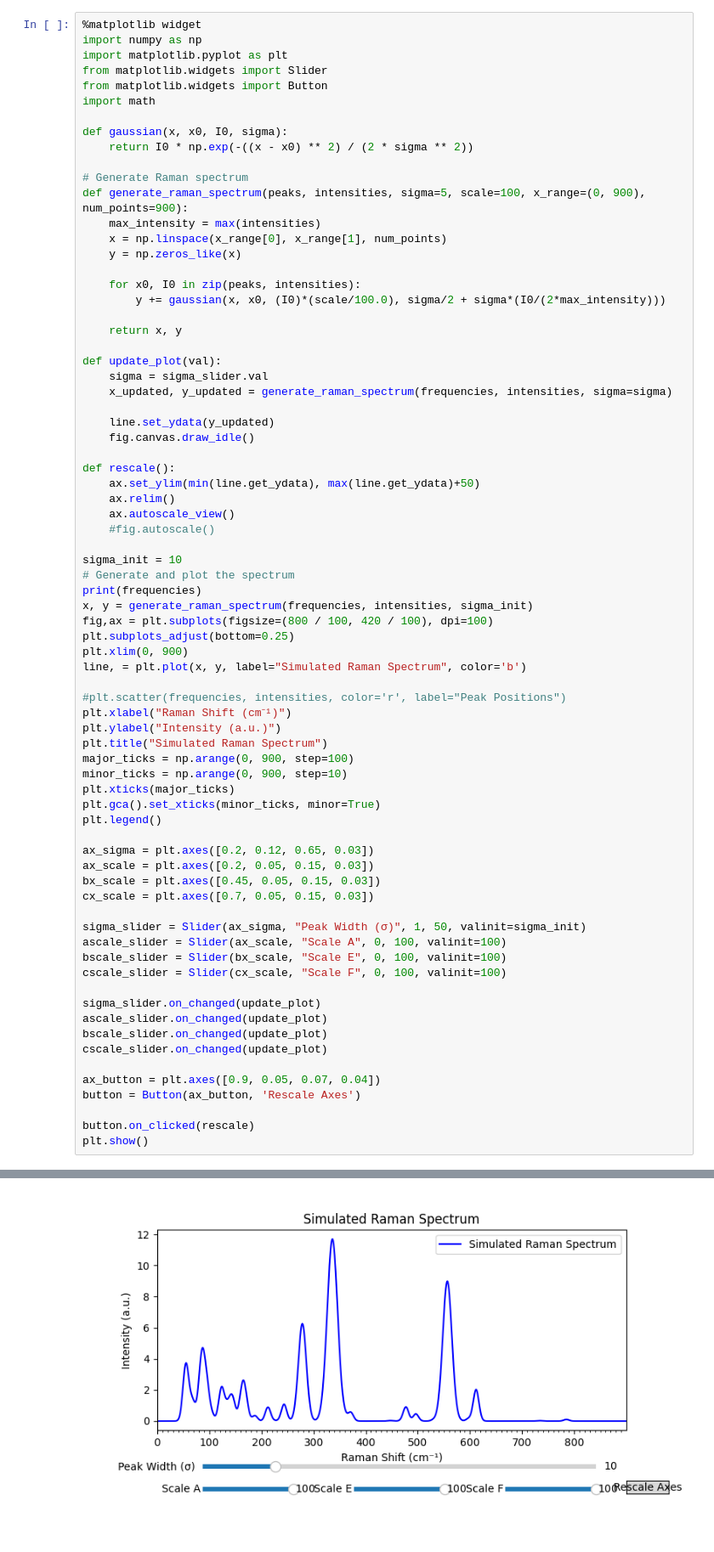
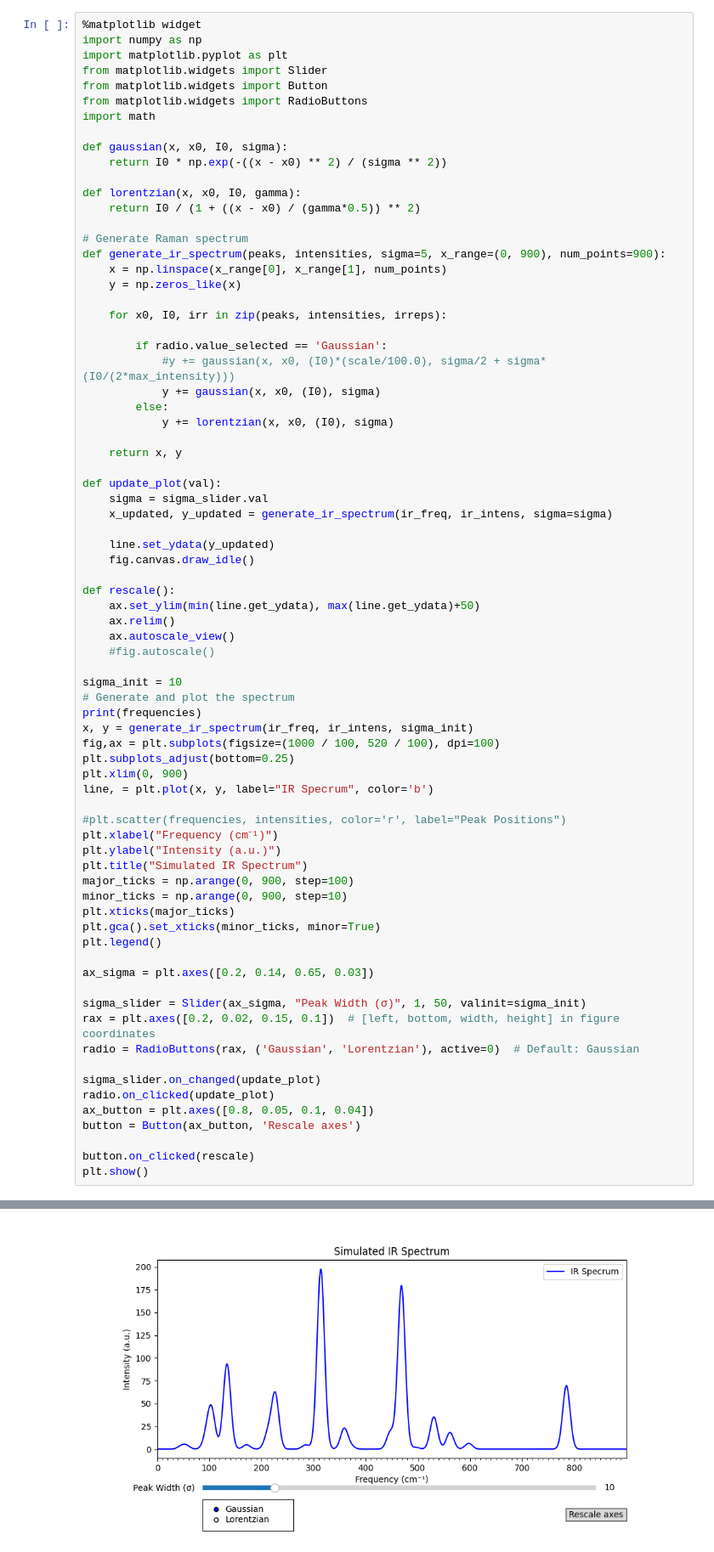
Before and after one commit to oleksandrchuma/plots, a Jupyter notebook: python/castep.ipynb, the cells around one changed output, grey strips where cells are left out. Shown at 85% size. Cells and saved outputs as stored; diff of their text form.

```diff
--- a/python/castep.ipynb
+++ b/python/castep.ipynb
@@ -62,74 +170,75 @@ import numpy as np
 import matplotlib.pyplot as plt
 from matplotlib.widgets import Slider
 from matplotlib.widgets import Button
+from matplotlib.widgets import RadioButtons
 import math
 
 def gaussian(x, x0, I0, sigma):
-    return I0 * np.exp(-((x - x0) ** 2) / (2 * sigma ** 2))
+    return I0 * np.exp(-((x - x0) ** 2) / (sigma ** 2))
+
+def lorentzian(x, x0, I0, gamma):
+    return I0 / (1 + ((x - x0) / (gamma*0.5)) ** 2)
 
 # Generate Raman spectrum
-def generate_raman_spectrum(peaks, intensities, sigma=5, scale=100, x_range=(0, 900), num_points=900):
-    max_intensity = max(intensities)
+def generate_ir_spectrum(peaks, intensities, sigma=5, x_range=(0, 900), num_points=900):
     x = np.linspace(x_range[0], x_range[1], num_points)
     y = np.zeros_like(x)
 
-    for x0, I0 in zip(peaks, intensities):
-        y += gaussian(x, x0, (I0)*(scale/100.0), sigma/2 + sigma*(I0/(2*max_intensity)))
+    for x0, I0, irr in zip(peaks, intensities, irreps):
+
+        if radio.value_selected == 'Gaussian':
+            #y += gaussian(x, x0, (I0)*(scale/100.0), sigma/2 + sigma*(I0/(2*max_intensity)))
+            y += gaussian(x, x0, (I0), sigma)
+        else:
+            y += lorentzian(x, x0, (I0), sigma)
 
     return x, y
 
 def update_plot(val):
     sigma = sigma_slider.val
-    x_updated, y_updated = generate_raman_spectrum(frequencies, intensities, sigma=sigma)
+    x_updated, y_updated = generate_ir_spectrum(ir_freq, ir_intens, sigma=sigma)
 
     line.set_ydata(y_updated)
     fig.canvas.draw_idle()
 
 def rescale():
     ax.set_ylim(min(line.get_ydata), max(line.get_ydata)+50)
     ax.relim()
     ax.autoscale_view()
     #fig.autoscale()
 
 sigma_init = 10
 # Generate and plot the spectrum
 print(frequencies)
-x, y = generate_raman_spectrum(frequencies, intensities, sigma_init)
-fig,ax = plt.subplots(figsize=(800 / 100, 420 / 100), dpi=100)
+x, y = generate_ir_spectrum(ir_freq, ir_intens, sigma_init)
+fig,ax = plt.subplots(figsize=(1000 / 100, 520 / 100), dpi=100)
 plt.subplots_adjust(bottom=0.25)
 plt.xlim(0, 900)
-line, = plt.plot(x, y, label="Simulated Raman Spectrum", color='b')
+line, = plt.plot(x, y, label="IR Specrum", color='b')
 
 #plt.scatter(frequencies, intensities, color='r', label="Peak Positions")
-plt.xlabel("Raman Shift (cm⁻¹)")
+plt.xlabel("Frequency (cm⁻¹)")
 plt.ylabel("Intensity (a.u.)")
-plt.title("Simulated Raman Spectrum")
+plt.title("Simulated IR Spectrum")
 major_ticks = np.arange(0, 900, step=100)
 minor_ticks = np.arange(0, 900, step=10)
 plt.xticks(major_ticks)
 plt.gca().set_xticks(minor_ticks, minor=True)
 plt.legend()
 
-ax_sigma = plt.axes([0.2, 0.12, 0.65, 0.03])
-ax_scale = plt.axes([0.2, 0.05, 0.15, 0.03])
-bx_scale = plt.axes([0.45, 0.05, 0.15, 0.03])
-cx_scale = plt.axes([0.7, 0.05, 0.15, 0.03])
+ax_sigma = plt.axes([0.2, 0.14, 0.65, 0.03])
 
 sigma_slider = Slider(ax_sigma, "Peak Width (σ)", 1, 50, valinit=sigma_init)
-ascale_slider = Slider(ax_scale, "Scale A", 0, 100, valinit=100)
-bscale_slider = Slider(bx_scale, "Scale E", 0, 100, valinit=100)
-cscale_slider = Slider(cx_scale, "Scale F", 0, 100, valinit=100)
+rax = plt.axes([0.2, 0.02, 0.15, 0.1])  # [left, bottom, width, height] in figure coordinates
+radio = RadioButtons(rax, ('Gaussian', 'Lorentzian'), active=0)  # Default: Gaussian
 
 sigma_slider.on_changed(update_plot)
-ascale_slider.on_changed(update_plot)
-bscale_slider.on_changed(update_plot)
-cscale_slider.on_changed(update_plot)
-
-ax_button = plt.axes([0.9, 0.05, 0.07, 0.04])
-button = Button(ax_button, 'Rescale Axes')
+radio.on_clicked(update_plot)
+ax_button = plt.axes([0.8, 0.05, 0.1, 0.04])
+button = Button(ax_button, 'Rescale axes')
 
 button.on_clicked(rescale)
 plt.show()
 # %% [output]
 [45.215501, 45.215501, 45.215501, 52.597421, 52.597421, 52.597421, 56.120118, 56.120118, 56.120118, 61.640431, 67.918822, 67.918822, 84.692793, 84.692793, 84.692793, 85.207996, 85.207996, 86.271004, 9 ...
-[figure, old version]
+[figure, new version]
```
Also changed, not shown: parts of 2 cells of this notebook.
